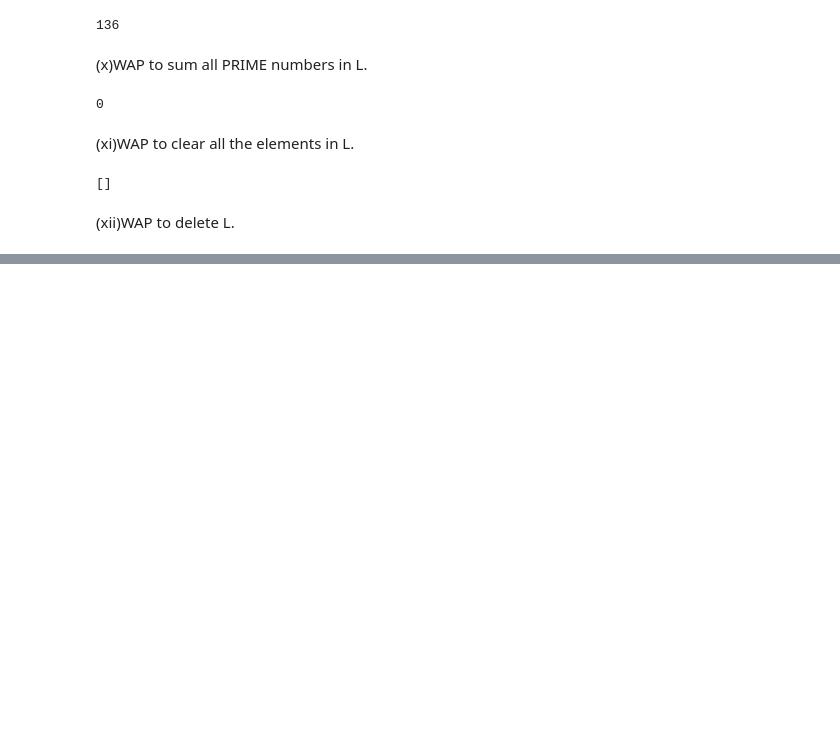
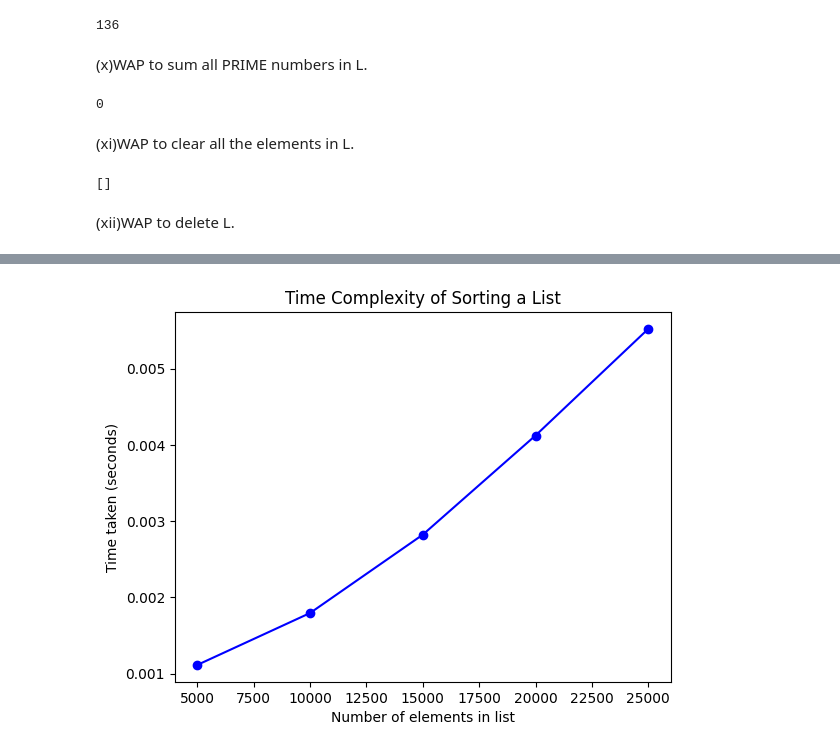
Before and after one commit to OfficialMehak/Python-Assignment, a Jupyter notebook: Pyhton_Assignment.ipynb, the cells around one changed output, grey strips where cells are left out. Cells and saved outputs as stored; diff of their text form; code cells hidden in the pictures; blank space fills up the shorter version.

```diff
--- a/Pyhton_Assignment.ipynb
+++ b/Pyhton_Assignment.ipynb
@@ -82,0 +394,7 @@ del L
+# %%
+with open('file.txt', 'w') as f:
+    for element in L:
+        length = len(element)
+        f.write(f'{element}, {length}\n')
+    print("Done")
+    f.close()
@@ -82,0 +405,13 @@ del L
+# %%
+import random
+import string
+
+with open('output2.txt', 'w') as f:
+
+  for _ in range(100):
+    length = random.randint(10, 15)
+    random_string = ''.join(random.choices(string.ascii_letters, k=length))
+    f.write(random_string + '\n')
+
+print("Done")
+f.close()
@@ -82,0 +464,35 @@ del L
+# %%
+import time
+import matplotlib.pyplot as plt
+
+# Create empty lists to store time taken for each case
+time_taken = []
+
+# Define the number of elements for each case
+list_sizes = [5000, 10000, 15000, 20000, 25000]
+
+# Loop through each list size
+for size in list_sizes:
+    # Generate a random list of the specified size
+    random_list = [random.randint(1, 100000) for _ in range(size)]
+
+    # Start timer
+    start_time = time.time()
+
+    # Sort the list
+    random_list.sort()
+
+    # End timer
+    end_time = time.time()
+
+    # Calculate the time taken and append it to the list
+    time_taken.append(end_time - start_time)
+
+# Plot the graph
+plt.plot(list_sizes, time_taken, 'bo-')
+plt.xlabel("Number of elements in list")
+plt.ylabel("Time taken (seconds)")
+plt.title("Time Complexity of Sorting a List")
+plt.show()
+# %% [output]
+[figure, added]
```
Also changed, not shown: parts of 74 cells of this notebook.
